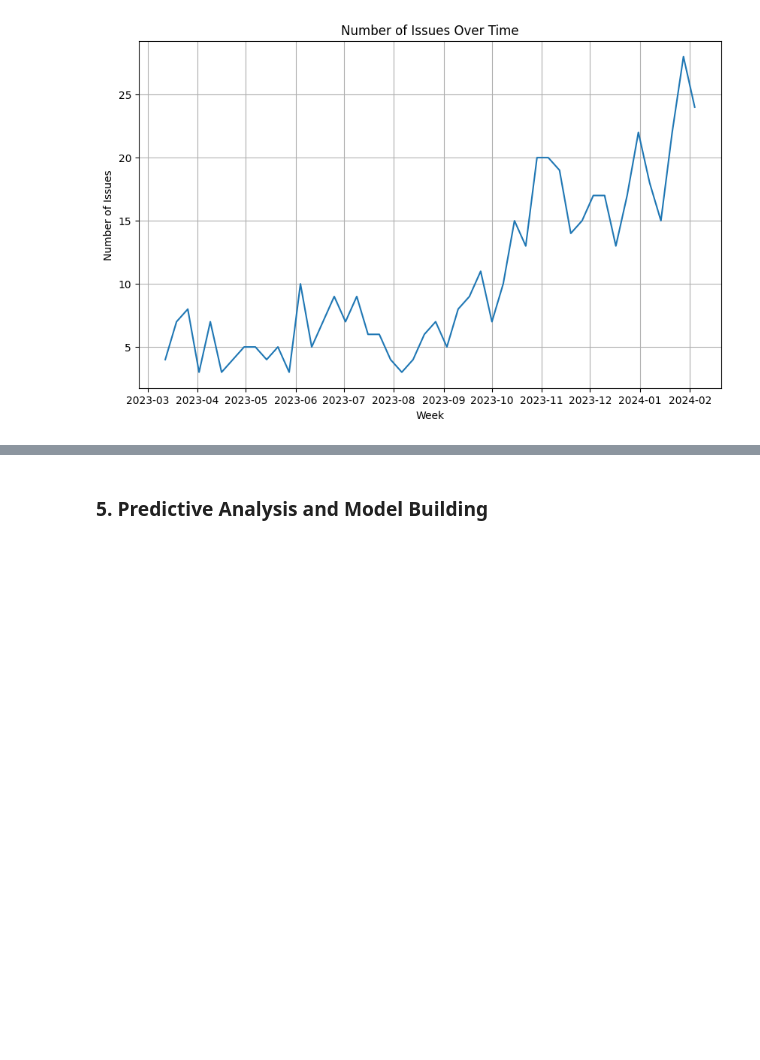
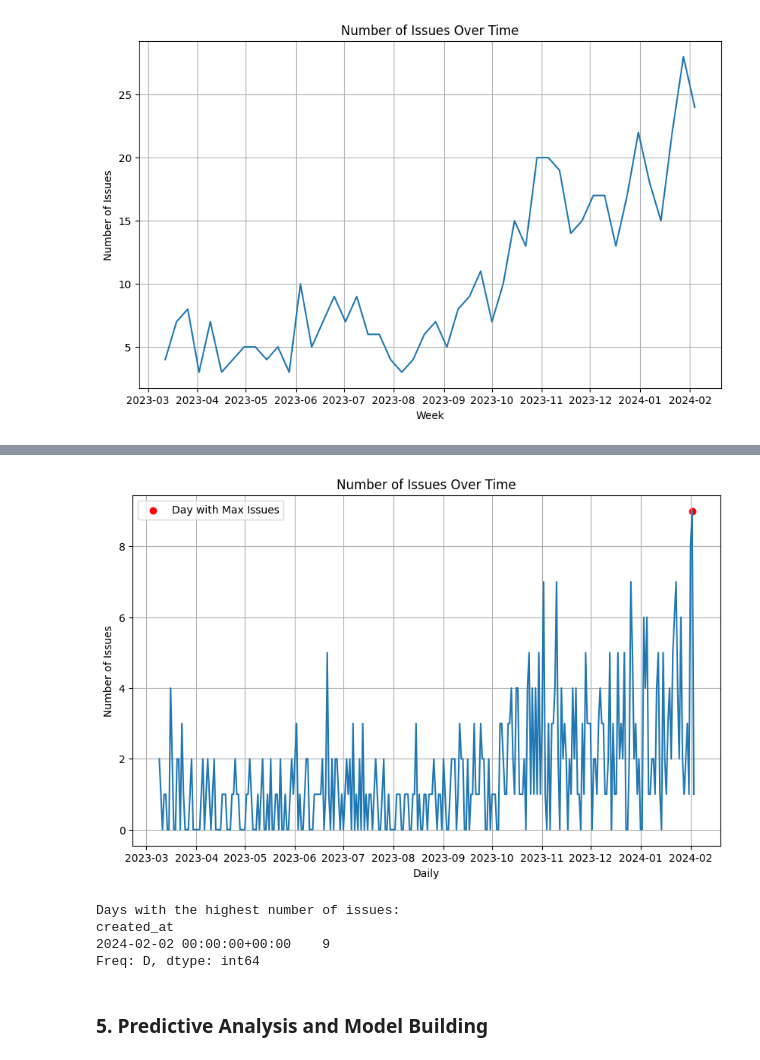
Before and after one commit to saeedahmadicp/rails_issues_analysis, a Jupyter notebook: rails_issues_analysis.ipynb, the cells around one changed output, grey strips where cells are left out. Cells and saved outputs as stored; diff of their text form; code cells hidden in the pictures; blank space fills up the shorter version.

```diff
--- a/rails_issues_analysis.ipynb
+++ b/rails_issues_analysis.ipynb
@@ -231,3 +275,31 @@ plt.show()
+# %%
+# Resample the dataframe to daily bins and count the number of issues created each day
+daily_issues = df.resample('D').size()
+
+# Find the day with the highest issue count
+max_issue_days = daily_issues[daily_issues == daily_issues.max()]
+
+
+# Plot the number of issues created during each week
+plt.figure(figsize=(10, 6))
+plt.plot(daily_issues)
+plt.scatter(max_issue_days.index, max_issue_days.values, color='red', label='Day with Max Issues')
+plt.xlabel('Daily')
+plt.ylabel('Number of Issues')
+plt.title('Number of Issues Over Time')
+plt.grid(True)
+plt.legend()
+plt.show()
+
+# Print the day with the highest issue count
+print("Days with the highest number of issues:")
+print(max_issue_days)
+# %% [output]
+[figure, added]
+Days with the highest number of issues:
+created_at
+2024-02-02 00:00:00+00:00    9
+Freq: D, dtype: int64
 # %% [markdown]
 ### 5. Predictive Analysis and Model Building
 # %% [markdown]
```
Also changed, not shown: parts of 3 cells of this notebook.
